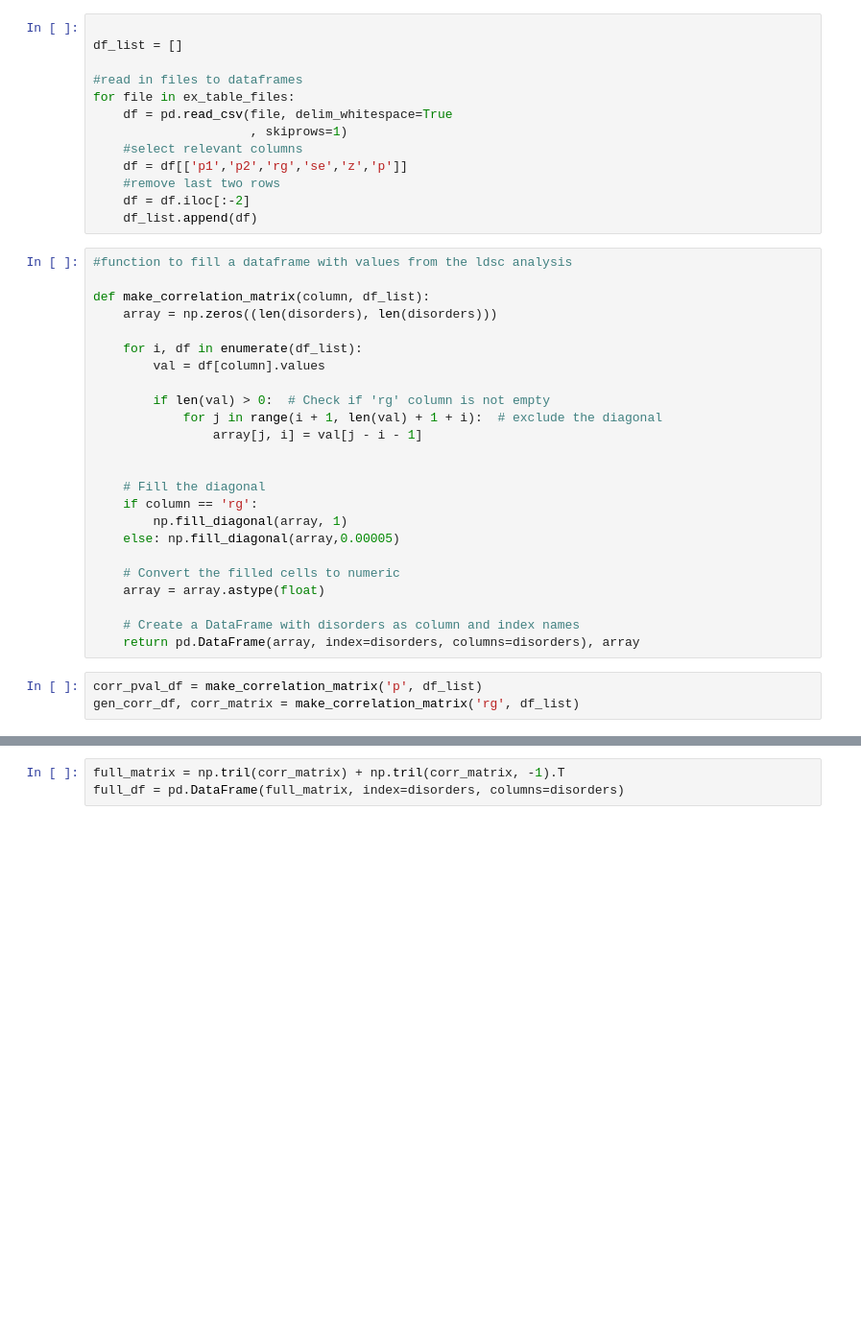
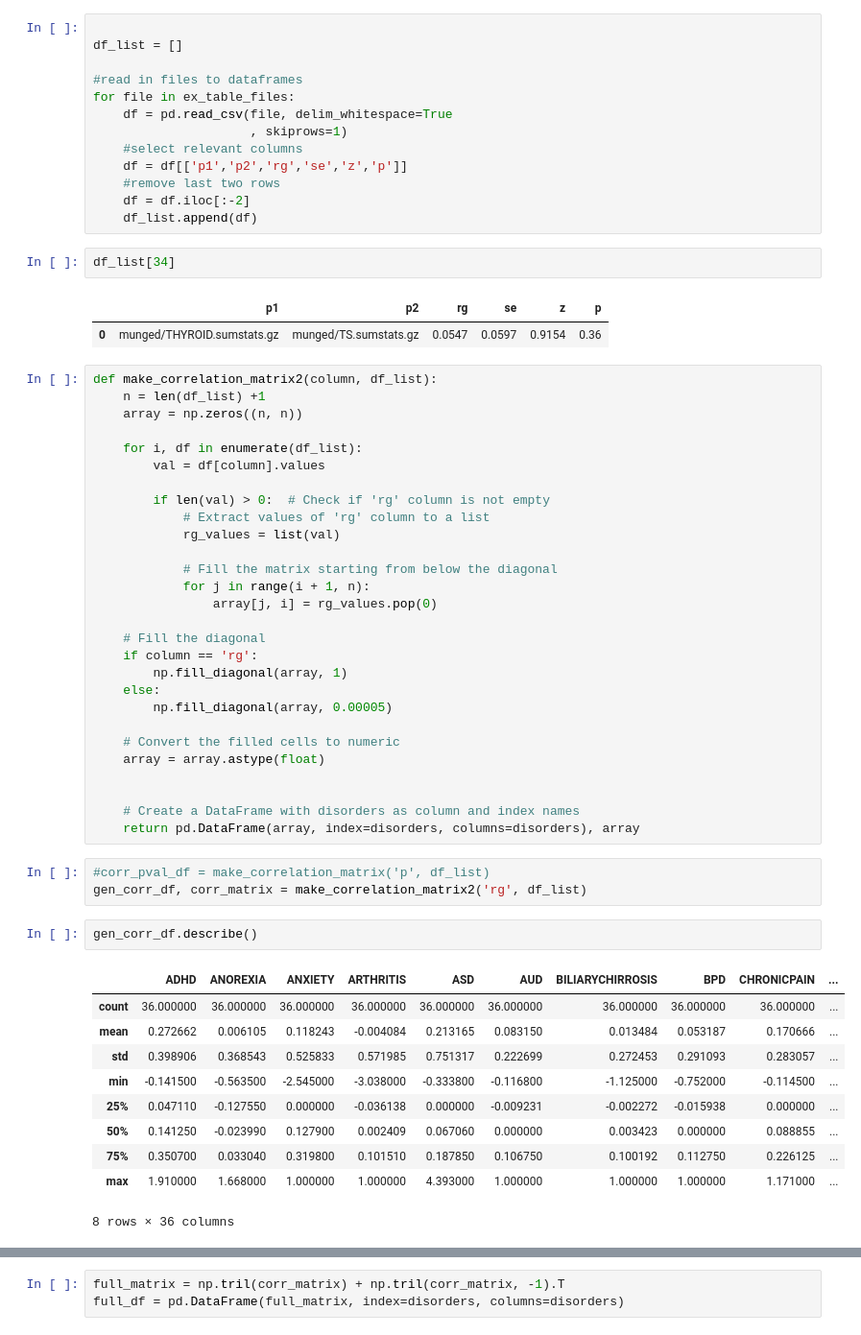
Before and after one commit to Aje026/Genetic-Overlap-in-Female-Biased-Disorders, a Jupyter notebook: correlation_ldsc_all.ipynb, the cells around one changed output, grey strips where cells are left out. Shown at 96% size. Drawn from its saved outputs; the diff is of its cells as text; blank space fills up the shorter version.

```diff
--- a/correlation_ldsc_all.ipynb
+++ b/correlation_ldsc_all.ipynb
@@ -25,30 +33,52 @@ for file in ex_table_files:
     #remove last two rows
     df = df.iloc[:-2]
     df_list.append(df)
+# %%
+df_list[34]
+# %% [output]
+|  | p1 | p2 | rg | se | z | p |
+| 0 | munged/THYROID.sumstats.gz | munged/TS.sumstats.gz | 0.0547 | 0.0597 | 0.9154 | 0.36 |
 # %%
-#function to fill a dataframe with values from the ldsc analysis
-
-def make_correlation_matrix(column, df_list):
-    array = np.zeros((len(disorders), len(disorders)))
+def make_correlation_matrix2(column, df_list):
+    n = len(df_list) +1
+    array = np.zeros((n, n))
 
     for i, df in enumerate(df_list):
         val = df[column].values
 
         if len(val) > 0:  # Check if 'rg' column is not empty
-            for j in range(i + 1, len(val) + 1 + i):  # exclude the diagonal
-                array[j, i] = val[j - i - 1]
+            # Extract values of 'rg' column to a list
+            rg_values = list(val)
 
+            # Fill the matrix starting from below the diagonal
+            for j in range(i + 1, n):
+                array[j, i] = rg_values.pop(0)
 
     # Fill the diagonal
     if column == 'rg':
         np.fill_diagonal(array, 1)
-    else: np.fill_diagonal(array,0.00005)
+    else:
+        np.fill_diagonal(array, 0.00005)
 
     # Convert the filled cells to numeric
     array = array.astype(float)
 
+
     # Create a DataFrame with disorders as column and index names
     return pd.DataFrame(array, index=disorders, columns=disorders), array
 # %%
-corr_pval_df = make_correlation_matrix('p', df_list)
-gen_corr_df, corr_matrix = make_correlation_matrix('rg', df_list)
+#corr_pval_df = make_correlation_matrix('p', df_list)
+gen_corr_df, corr_matrix = make_correlation_matrix2('rg', df_list)
+# %%
+gen_corr_df.describe()
+# %% [output]
+|  | ADHD | ANOREXIA | ANXIETY | ARTHRITIS | ASD | AUD | BILIARYCHIRROSIS | BPD | CHRONICPAIN | ... |
+| count | 36.000000 | 36.000000 | 36.000000 | 36.000000 | 36.000000 | 36.000000 | 36.000000 | 36.000000 | 36.000000 | ... |
+| mean | 0.272662 | 0.006105 | 0.118243 | -0.004084 | 0.213165 | 0.083150 | 0.013484 | 0.053187 | 0.170666 | ... |
+| std | 0.398906 | 0.368543 | 0.525833 | 0.571985 | 0.751317 | 0.222699 | 0.272453 | 0.291093 | 0.283057 | ... |
+| min | -0.141500 | -0.563500 | -2.545000 | -3.038000 | -0.333800 | -0.116800 | -1.125000 | -0.752000 | -0.114500 | ... |
+| 25% | 0.047110 | -0.127550 | 0.000000 | -0.036138 | 0.000000 | -0.009231 | -0.002272 | -0.015938 | 0.000000 | ... |
+| 50% | 0.141250 | -0.023990 | 0.127900 | 0.002409 | 0.067060 | 0.000000 | 0.003423 | 0.000000 | 0.088855 | ... |
+| 75% | 0.350700 | 0.033040 | 0.319800 | 0.101510 | 0.187850 | 0.106750 | 0.100192 | 0.112750 | 0.226125 | ... |
+| max | 1.910000 | 1.668000 | 1.000000 | 1.000000 | 4.393000 | 1.000000 | 1.000000 | 1.000000 | 1.171000 | ... |
+8 rows × 36 columns
```
Also changed, not shown: parts of 7 cells of this notebook.
